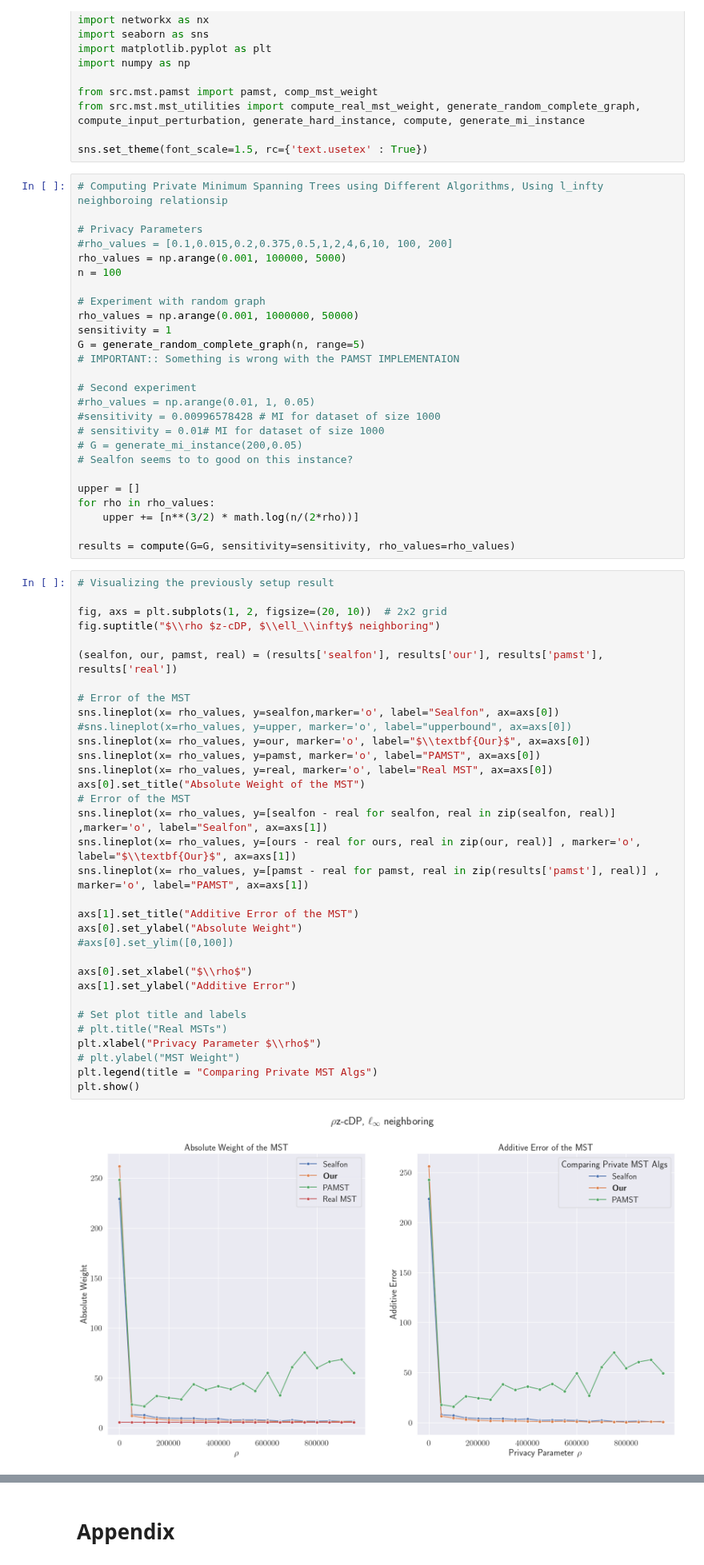
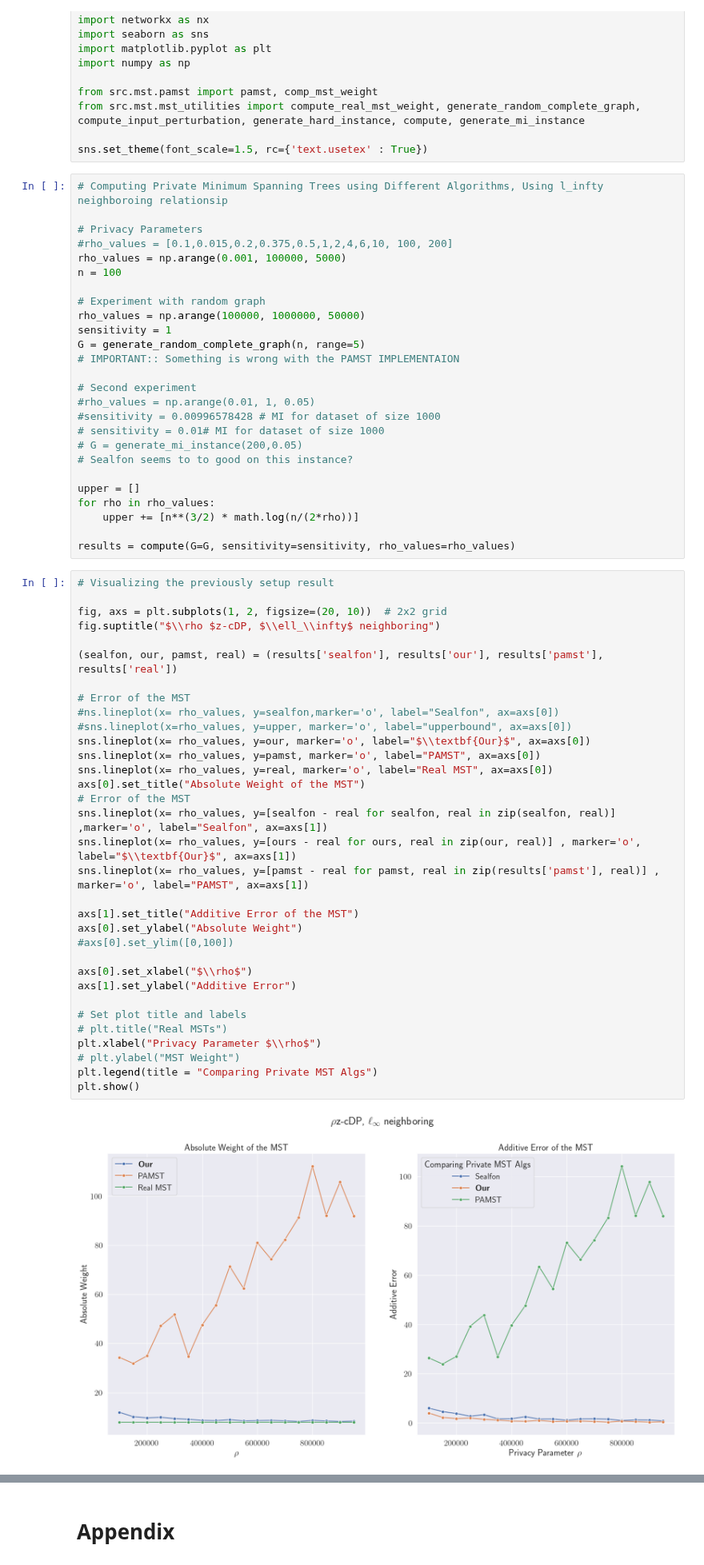
Before and after one commit to lukas681/Optimal-Private-Spanning-Trees, a Jupyter notebook: Notebooks/experiments.ipynb, the cells around one changed output, grey strips where cells are left out. Shown at 80% size. Drawn from its saved outputs; the diff is of its cells as text.

```diff
--- a/Notebooks/experiments.ipynb
+++ b/Notebooks/experiments.ipynb
@@ -22,7 +22,7 @@ rho_values = np.arange(0.001, 100000, 5000)
 n = 100
 
 # Experiment with random graph
-rho_values = np.arange(0.001, 1000000, 50000)
+rho_values = np.arange(100000, 1000000, 50000)
 sensitivity = 1
 G = generate_random_complete_graph(n, range=5)
 # IMPORTANT:: Something is wrong with the PAMST IMPLEMENTAION
@@ -45,35 +45,35 @@ results = compute(G=G, sensitivity=sensitivity, rho_values=rho_values)
 fig, axs = plt.subplots(1, 2, figsize=(20, 10))  # 2x2 grid
 fig.suptitle("$\\rho $z-cDP, $\\ell_\\infty$ neighboring")
 
 (sealfon, our, pamst, real) = (results['sealfon'], results['our'], results['pamst'], results['real'])
 
 # Error of the MST
-sns.lineplot(x= rho_values, y=sealfon,marker='o', label="Sealfon", ax=axs[0])
+#ns.lineplot(x= rho_values, y=sealfon,marker='o', label="Sealfon", ax=axs[0])
 #sns.lineplot(x=rho_values, y=upper, marker='o', label="upperbound", ax=axs[0])
 sns.lineplot(x= rho_values, y=our, marker='o', label="$\\textbf{Our}$", ax=axs[0])
 sns.lineplot(x= rho_values, y=pamst, marker='o', label="PAMST", ax=axs[0])
 sns.lineplot(x= rho_values, y=real, marker='o', label="Real MST", ax=axs[0])
 axs[0].set_title("Absolute Weight of the MST")
 # Error of the MST
 sns.lineplot(x= rho_values, y=[sealfon - real for sealfon, real in zip(sealfon, real)] ,marker='o', label="Sealfon", ax=axs[1])
 sns.lineplot(x= rho_values, y=[ours - real for ours, real in zip(our, real)] , marker='o', label="$\\textbf{Our}$", ax=axs[1])
 sns.lineplot(x= rho_values, y=[pamst - real for pamst, real in zip(results['pamst'], real)] , marker='o', label="PAMST", ax=axs[1])
 
 axs[1].set_title("Additive Error of the MST")
 axs[0].set_ylabel("Absolute Weight")
 #axs[0].set_ylim([0,100])
 
 axs[0].set_xlabel("$\\rho$")
 axs[1].set_ylabel("Additive Error")
 
 # Set plot title and labels
 # plt.title("Real MSTs")
 plt.xlabel("Privacy Parameter $\\rho$")
 # plt.ylabel("MST Weight")
 plt.legend(title = "Comparing Private MST Algs")
 plt.show()
 # %% [output]
-[figure, old version]
+[figure, new version]
 # %% [markdown]
 # Experiments on Hard Instances
 We are using Sealfons instance to create an hard instance.
```
Also changed, not shown: 1 other file.
